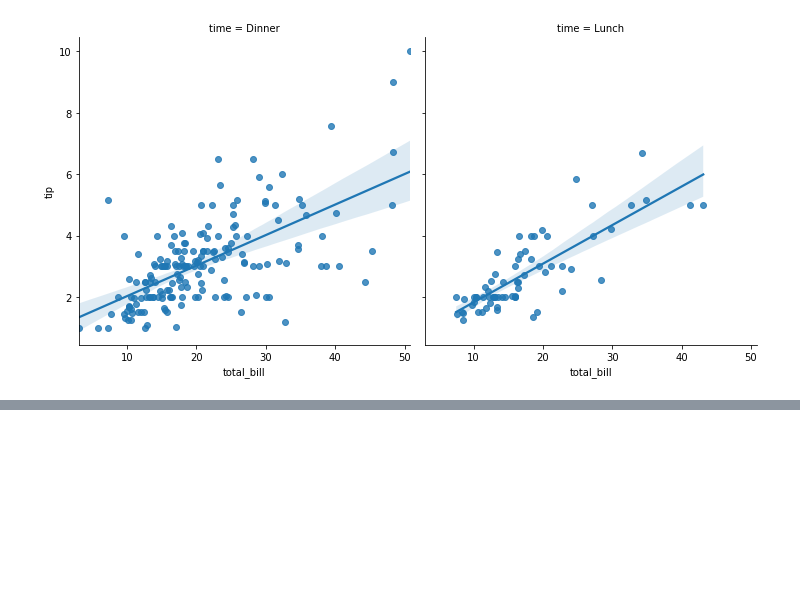
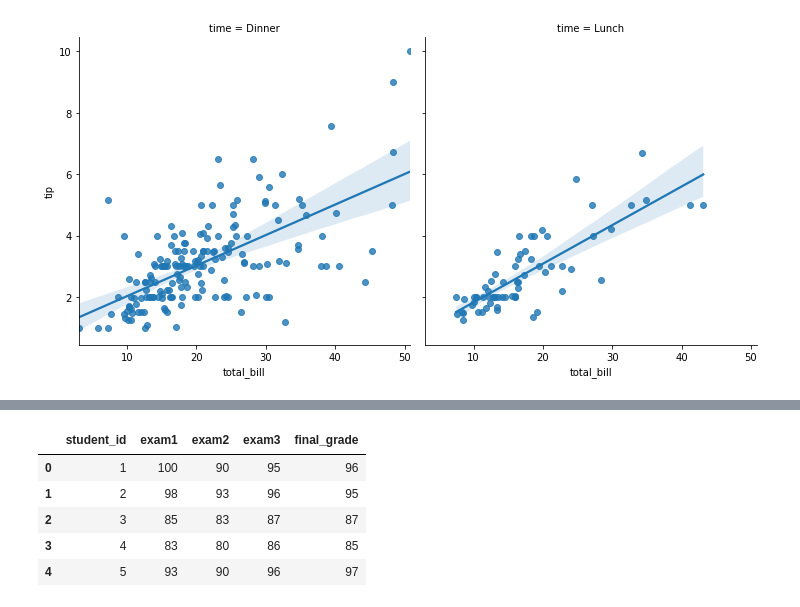
Before and after one commit to ljackson707/regression-exercises, a Jupyter notebook: regression_lecture.ipynb, the cells around one changed output, grey strips where cells are left out. Cells and saved outputs as stored; diff of their text form; code cells hidden in the pictures; blank space fills up the shorter version.

```diff
--- a/regression_lecture.ipynb
+++ b/regression_lecture.ipynb
@@ -213,0 +282,2 @@ sns.lmplot(x = 'total_bill', y = 'tip', data = df, col = 'time')
+# %%
+df['exam3'] = df['exam3'].replace(r'^\s*$', np.nan, regex = True)
@@ -213,0 +343,9 @@ sns.lmplot(x = 'total_bill', y = 'tip', data = df, col = 'time')
+# %%
+df.head()
+# %% [output]
+|  | student_id | exam1 | exam2 | exam3 | final_grade |
+| 0 | 1 | 100 | 90 | 95 | 96 |
+| 1 | 2 | 98 | 93 | 96 | 95 |
+| 2 | 3 | 85 | 83 | 87 | 87 |
+| 3 | 4 | 83 | 80 | 86 | 85 |
+| 4 | 5 | 93 | 90 | 96 | 97 |
```
Also changed, not shown: parts of 37 cells of this notebook.
